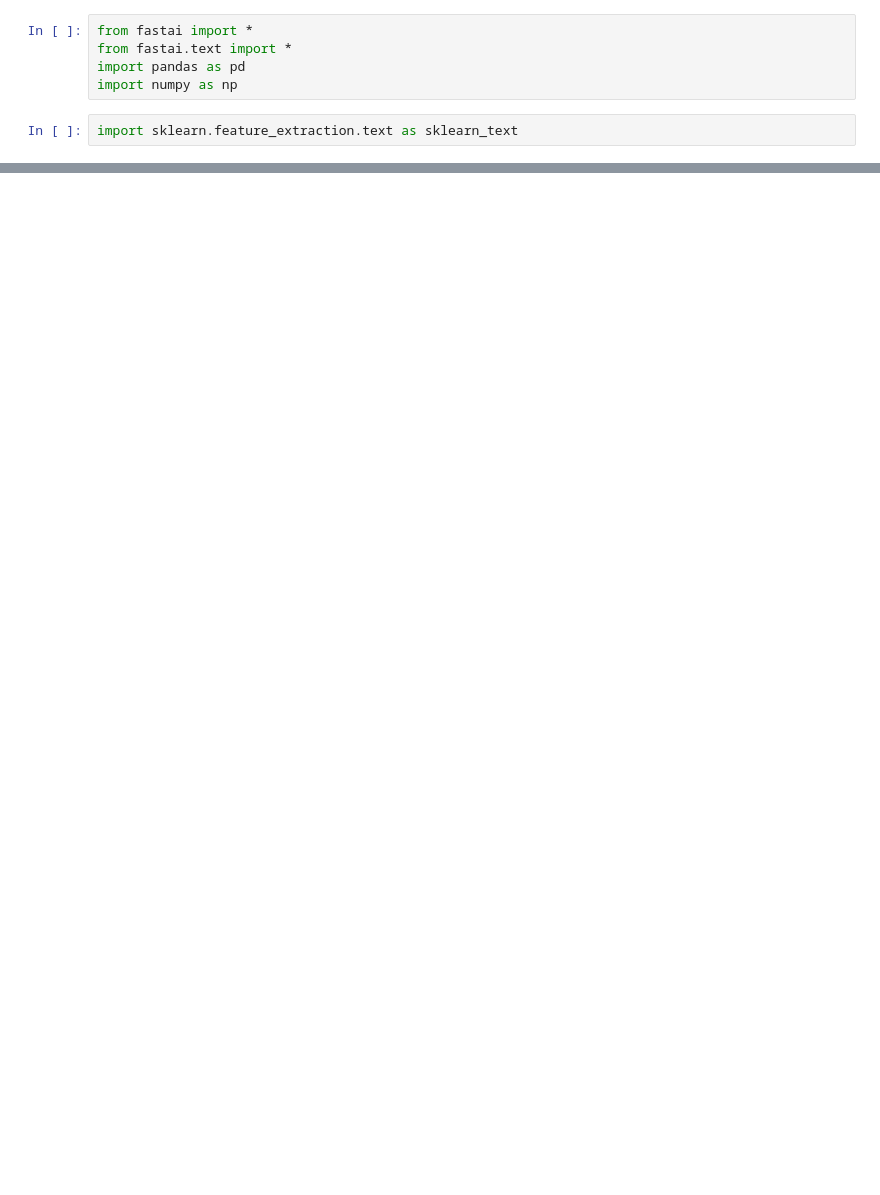
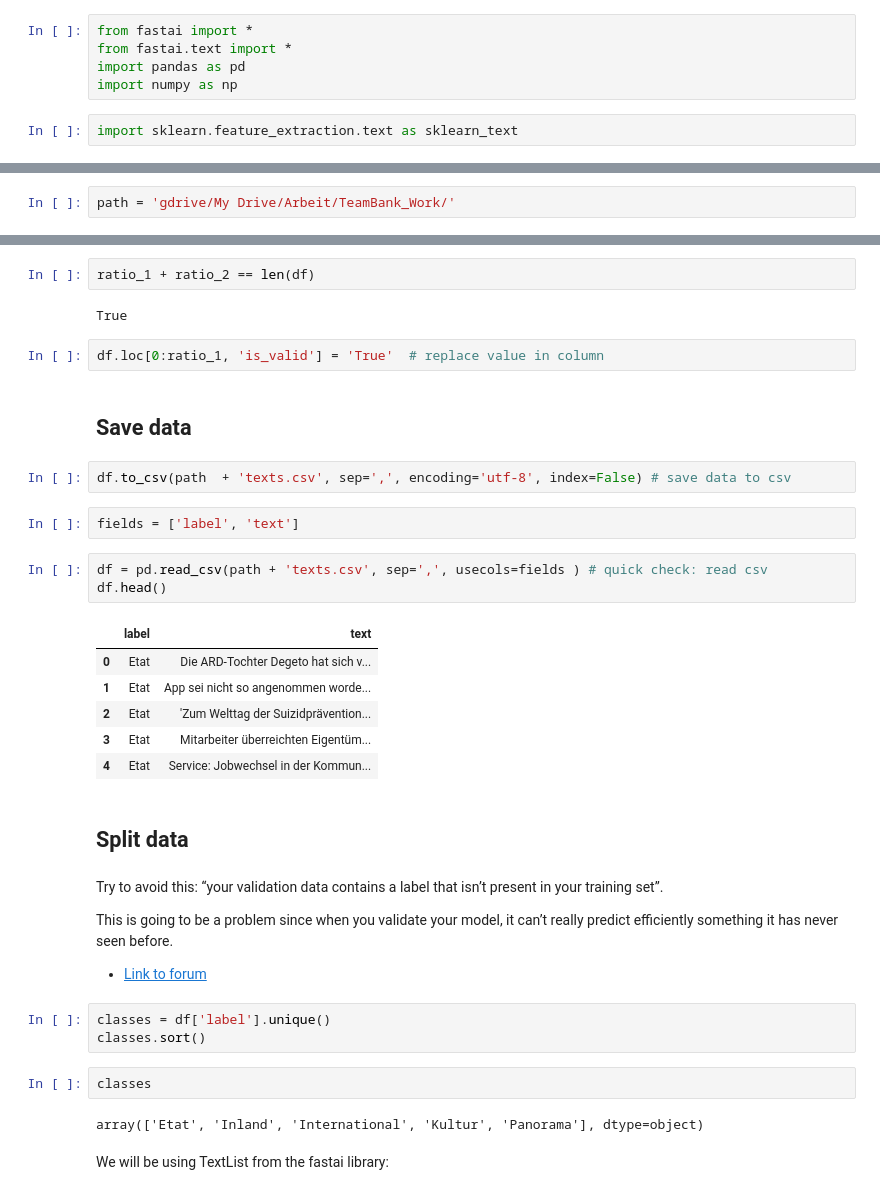
Before and after one commit to RaminParker/Text-Classification-Project-Collection, a Jupyter notebook: TextClassificationGerman.ipynb, the cells around one changed output, grey strips where cells are left out. Saved outputs shown, nothing was run; the diff lists cells and outputs as text; blank space fills up the shorter version.

```diff
--- a/TextClassificationGerman.ipynb
+++ b/TextClassificationGerman.ipynb
@@ -79,0 +33,2 @@ array(['Etat', 'Inland', 'International', 'Kultur', 'Panorama', 'Sport', 'Web',
+# %%
+path = 'gdrive/My Drive/Arbeit/TeamBank_Work/'
@@ -79,0 +125,39 @@ array(['Etat', 'Inland', 'International', 'Kultur', 'Panorama', 'Sport', 'Web',
+# %%
+ratio_1 + ratio_2 == len(df)
+# %% [output]
+True
+# %%
+df.loc[0:ratio_1, 'is_valid'] = 'True'  # replace value in column
+# %% [markdown]
+## Save data
+# %%
+df.to_csv(path  + 'texts.csv', sep=',', encoding='utf-8', index=False) # save data to csv
+# %%
+fields = ['label', 'text']
+# %%
+df = pd.read_csv(path + 'texts.csv', sep=',', usecols=fields ) # quick check: read csv
+df.head()
+# %% [output]
+|  | label | text |
+| 0 | Etat | Die ARD-Tochter Degeto hat sich v... |
+| 1 | Etat | App sei nicht so angenommen worde... |
+| 2 | Etat | 'Zum Welttag der Suizidprävention... |
+| 3 | Etat | Mitarbeiter überreichten Eigentüm... |
+| 4 | Etat | Service: Jobwechsel in der Kommun... |
+# %% [markdown]
+## Split data
+# %% [markdown]
+Try to avoid this: “your validation data contains a label that isn’t present in your training set”.
+
+This is going to be a problem since when you validate your model, it can’t really predict efficiently something it has never seen before.
+
+- [Link to forum](https://forums.fast.ai/t/tabulardatabunch-error-your-validation-data-contains-a-label-that-isnt-present-in-the-training-set-please-fix-your-data/33410)
+# %%
+classes = df['label'].unique()
+classes.sort()
+# %%
+classes
+# %% [output]
+array(['Etat', 'Inland', 'International', 'Kultur', 'Panorama'], dtype=object)
+# %% [markdown]
+We will be using TextList from the fastai library:
```
Also changed, not shown: parts of 72 cells of this notebook.
